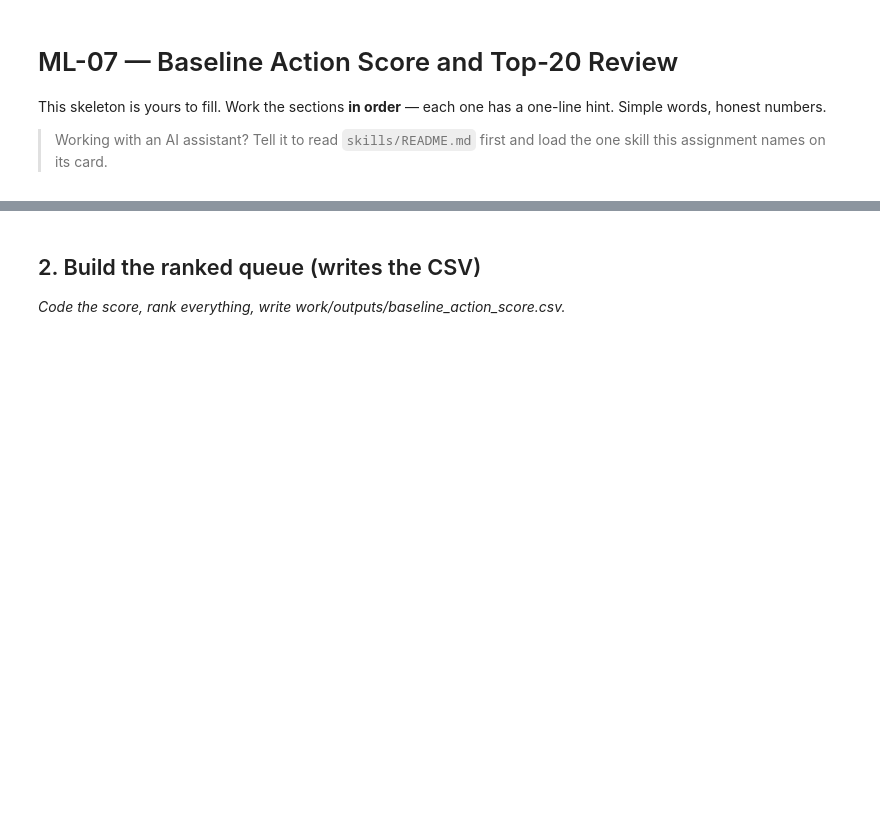
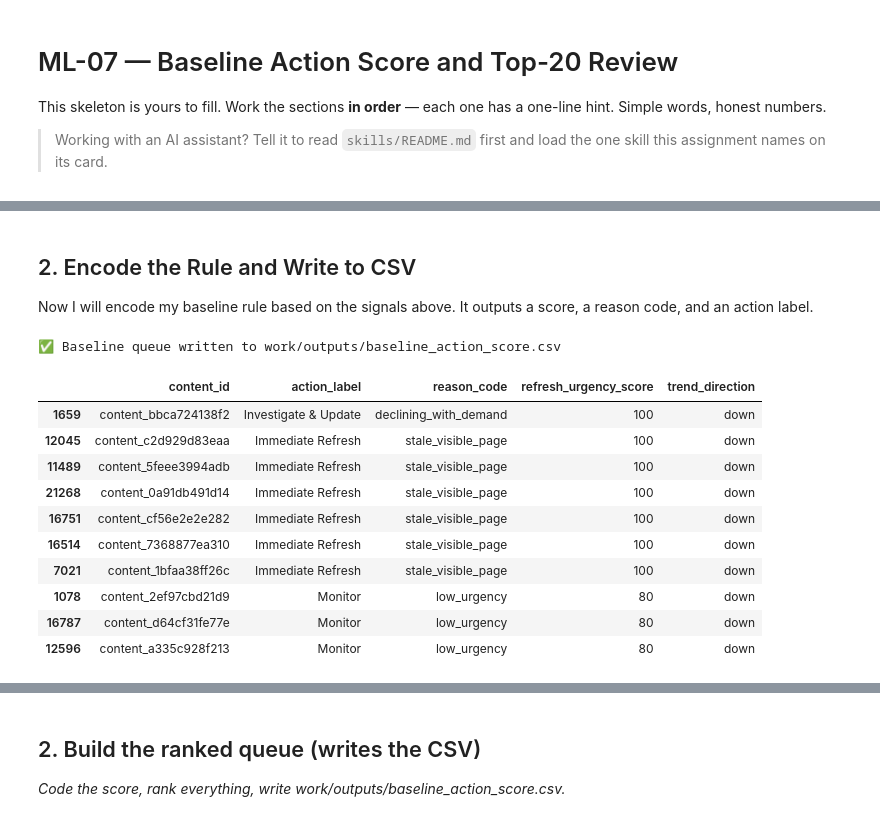
Before and after one commit to engmohammedhisham/machine-learning-intern, a Jupyter notebook: work/notebooks/w04_baseline_score.ipynb, the cells around one changed output, grey strips where cells are left out. Drawn from its saved outputs; the diff is of its cells as text; code cells hidden in the pictures; blank space fills up the shorter version.

```diff
--- a/work/notebooks/w04_baseline_score.ipynb
+++ b/work/notebooks/w04_baseline_score.ipynb
@@ -63,0 +113,66 @@ def calculate_refresh_urgency(row):
+# %% [markdown]
+## 2. Encode the Rule and Write to CSV
+
+Now I will encode my baseline rule based on the signals above. It outputs a score, a reason code, and an action label.
+# %%
+def calculate_refresh_urgency(row):
+    score = 0
+    reason_code = 'low_urgency'
+    action_label = 'No Action'
+
+    days_since_update = row.get('days_since_last_update', 0)
+    trend = row.get('trend_direction', 'stable')
+    impressions = row.get('impressions_90d', 0)
+    search_vol = row.get('search_volume', 0)
+
+    # حساب النقاط
+    if days_since_update > 180: score += 40
+    elif days_since_update > 90: score += 20
+
+    if trend == 'down': score += 30
+    if impressions > 5000 or search_vol > 1000: score += 30
+
+    # تحديد السبب والإجراء
+    if days_since_update > 180 and impressions > 5000:
+        reason_code = 'stale_visible_page'
+        action_label = 'Immediate Refresh'
+    elif trend == 'down' and search_vol > 1000:
+        reason_code = 'declining_with_demand'
+        action_label = 'Investigate & Update'
+    else:
+        reason_code = 'low_urgency'
+        action_label = 'Monitor'
+
+    return pd.Series({
+        'refresh_urgency_score': score,
+        'reason_code': reason_code,
+        'action_label': action_label
+    })
+
+# تطبيق القاعدة على البيانات
+rule_outputs = df.apply(calculate_refresh_urgency, axis=1)
+df_ranked = pd.concat([df, rule_outputs], axis=1)
+
+# ترتيب الصفحات من الأهم للأقل أهمية
+df_ranked = df_ranked.sort_values(by='refresh_urgency_score', ascending=False)
+
+# حفظ النتائج في ملف CSV (هذا الملف سيتم تجاهله من Git تلقائياً)
+csv_path = "work/outputs/baseline_action_score.csv"
+df_ranked.to_csv(csv_path, index=False)
+print(f"✅ Baseline queue written to {csv_path}")
+
+# عرض أعلى النتائج للتأكد
+display(df_ranked[['content_id', 'action_label', 'reason_code', 'refresh_urgency_score', 'trend_direction']].head(10))
+# %% [output]
+✅ Baseline queue written to work/outputs/baseline_action_score.csv
+|  | content_id | action_label | reason_code | refresh_urgency_score | trend_direction |
+| 1659 | content_bbca724138f2 | Investigate & Update | declining_with_demand | 100 | down |
+| 12045 | content_c2d929d83eaa | Immediate Refresh | stale_visible_page | 100 | down |
+| 11489 | content_5feee3994adb | Immediate Refresh | stale_visible_page | 100 | down |
+| 21268 | content_0a91db491d14 | Immediate Refresh | stale_visible_page | 100 | down |
+| 16751 | content_cf56e2e2e282 | Immediate Refresh | stale_visible_page | 100 | down |
+| 16514 | content_7368877ea310 | Immediate Refresh | stale_visible_page | 100 | down |
+| 7021 | content_1bfaa38ff26c | Immediate Refresh | stale_visible_page | 100 | down |
+| 1078 | content_2ef97cbd21d9 | Monitor | low_urgency | 80 | down |
+| 16787 | content_d64cf31fe77e | Monitor | low_urgency | 80 | down |
+| 12596 | content_a335c928f213 | Monitor | low_urgency | 80 | down |
```
Also changed, not shown: parts of 9 cells of this notebook.
